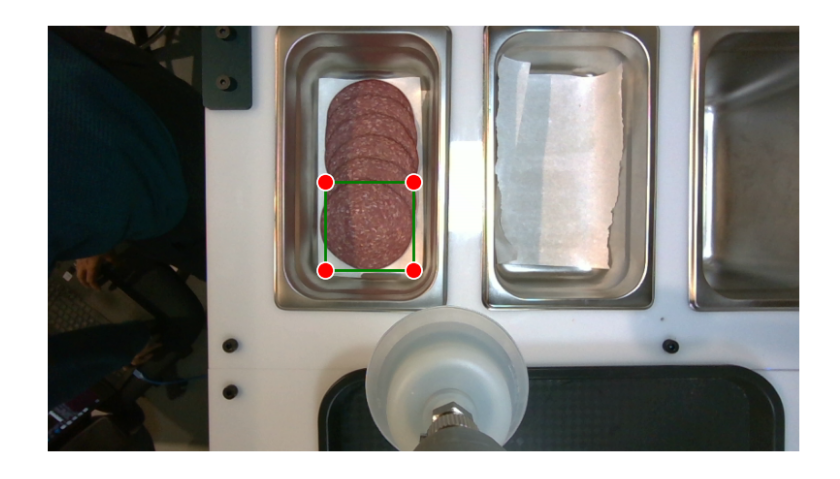
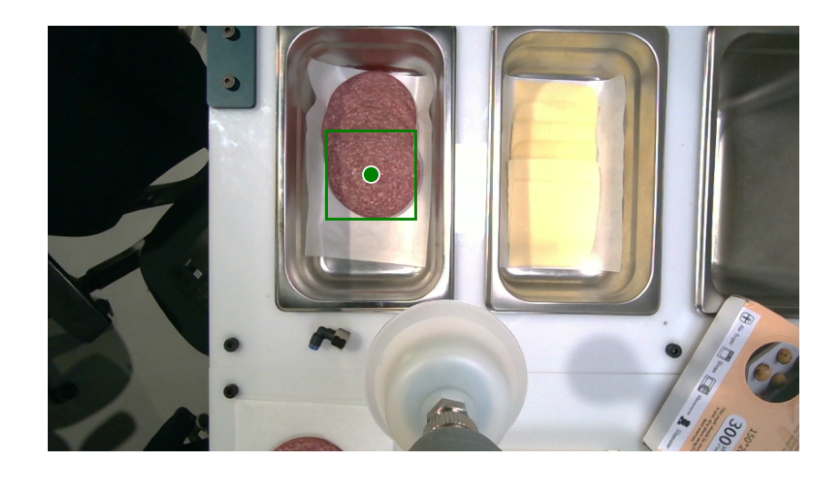
Before and after one commit to SNAAK-CMU/cv_experiments, a Jupyter notebook: sam_scripts/segment_top_balogna.ipynb, the cells around one changed output. Saved outputs shown, nothing was run; the diff lists cells and outputs as text; code cells hidden in the pictures.

```diff
--- a/sam_scripts/segment_top_balogna.ipynb
+++ b/sam_scripts/segment_top_balogna.ipynb
@@ -183,6 +204,6 @@ def get_top_from_all_cheese(cheese_w, chees_h, all_cheese_mask):
 # %%
-dir_path = "../../data_collection/meat_seq1"
-img_name = "image_20250302-150052.png"
+dir_path = "../../data_collection/pr3_test/BAL_images_031925_2"
+img_name = "image_20250319-130603.png"
 img_path = os.path.join(dir_path, img_name)
 # %%
 image = Image.open(img_path)
@@ -242,3 +297,20 @@ predictor = SAM2ImagePredictor(sam2_model)
+# %%
+bounding_box = calc_bbox_from_mask(final_mask)
+bounding_box_w = bounding_box[2] - bounding_box[0]
+
+# Positive point prompt
+# positive_pts = [
+#     (bounding_box[0] + bounding_box_w//2, bounding_box[1] + 50)
+# ]
+# point_labels = np.array([1])
+
+# negative_points = [
+#     (bounding_box[0]+5, bounding_box[1]+5),  # Top-left
+#     (bounding_box[2]-5, bounding_box[1]+5),  # Top-right
+#     (bounding_box[0]+5, bounding_box[3]-5),  # Bottom-left
+#     (bounding_box[2]-5, bounding_box[3]-5),  # Bottom-right
+# ]
+# point_labels = np.array([0, 0, 0, 0])  # All are negative prompts
 # %%
 # Create prompt for segmenting all cheese
 
@@ -289,33 +362,50 @@ if y_indices.size == 0 or x_indices.size == 0:
 
 # Find bounding box of the vertical rectangle
 xmin, xmax = np.min(x_indices), np.max(x_indices)
 ymin, ymax = np.min(y_indices), np.max(y_indices)
+# masks = masks[sorted_ind]
+# scores = scores[sorted_ind]
+# logits = logits[sorted_ind]
+
+# top_meat_mask = masks[np.argmax(scores)]
+# kernel = np.ones((5, 5), np.uint8)
+# top_meat_mask = cv2.erode(top_meat_mask, kernel, iterations=1)
+
+# plt.imshow(top_meat_mask)
+
+# show_masks(image, masks, scores, borders=True)
 
 meat_bottom_centre_x = (xmin + xmax) // 2
 meat_bottom_y = ymax
 
 meat_top_y = ymax - meat_h
 meat_right_x = meat_bottom_centre_x + (meat_w // 2)
 meat_left_x = meat_bottom_centre_x - (meat_w // 2)
 
 
 # Design prompts for SAM
 meat_box = np.array([meat_left_x, meat_top_y, meat_right_x, meat_bottom_y])
 
 negative_points = [
     (meat_left_x, meat_top_y),  # Top-left
     (meat_right_x, meat_top_y),  # Top-right
     (meat_left_x, meat_bottom_y),  # Bottom-left
     (meat_right_x, meat_bottom_y)   # Bottom-right
 ]
 point_labels = np.array([0, 0, 0, 0])  # All are negative prompts
 
+positive_points = [
+    ((meat_left_x + meat_right_x)//2, (meat_top_y + meat_bottom_y)//2),  # Top-left
+]
+point_labels = np.array([1])
+
 fig, ax = plt.subplots(figsize=(10, 10))
 ax.imshow(image)
 show_box(meat_box, ax)  # Call function to draw the box
-show_points(coords=np.array(negative_points), labels=point_labels, ax=ax)
+# show_points(coords=np.array(negative_points), labels=point_labels, ax=ax)
+show_points(coords=np.array(positive_points), labels=point_labels, ax=ax)
 ax.axis("off")  # Hide axes
 plt.show()
 # %% [output]
-[figure, old version]
+[figure, new version]
 # %%
```
Also changed, not shown: parts of 22 cells of this notebook.
